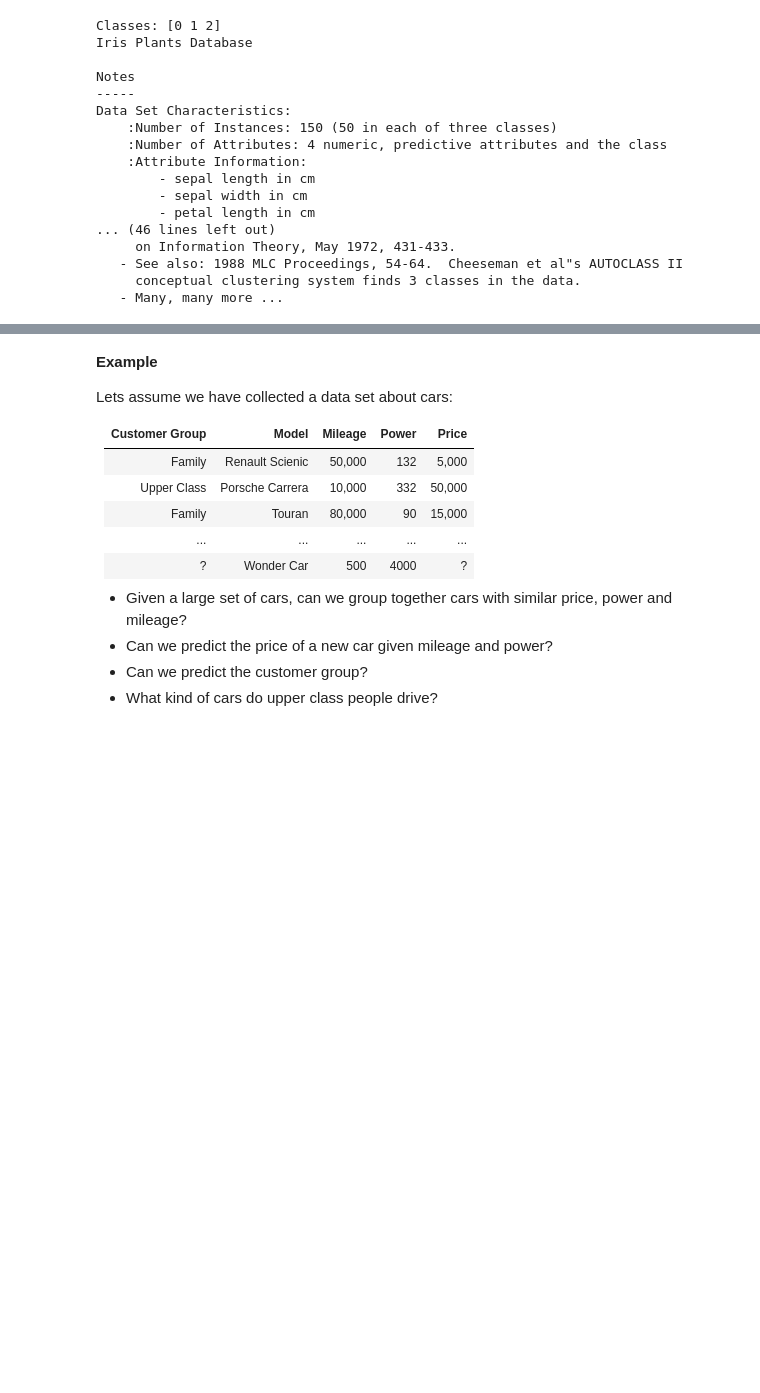
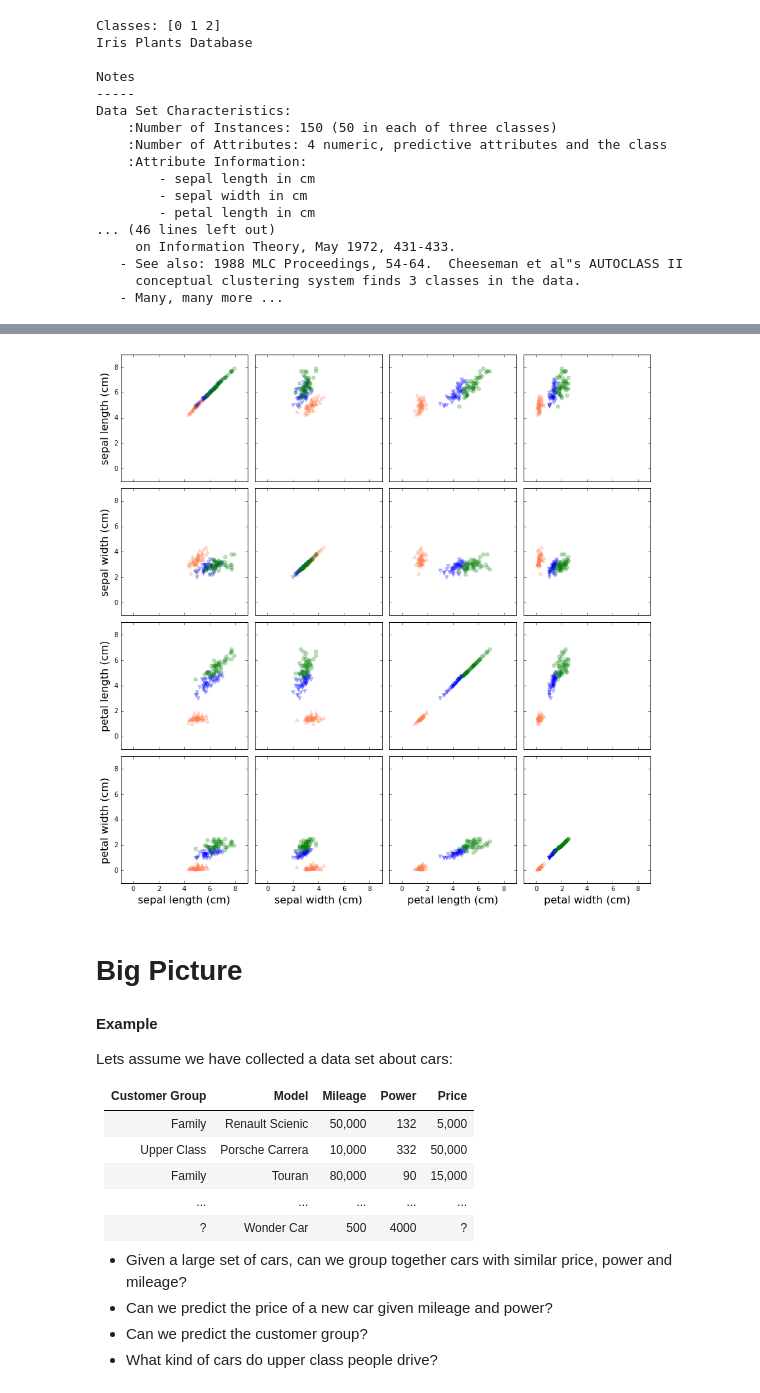
Before and after one commit to zieglerk/data-science-tutorials, a Jupyter notebook: 1-Visualization.ipynb, the cells around one changed output, grey strips where cells are left out. Cells and saved outputs as stored; diff of their text form; code cells hidden in the pictures; blank space fills up the shorter version.

```diff
--- a/1-Visualization.ipynb
+++ b/1-Visualization.ipynb
@@ -77,3 +85,37 @@ plt.show()
+# %%
+# Let's have a look at all (pairwise) correlations
+
+N = X.shape[1]
+n_clusters = 3
+
+y_pred = Y
+
+fig, axes = plt.subplots(N, N, figsize=(12, 12), sharex=True, sharey=True)
+
+colors = ["coral", "blue", "green"]
+markers = ["^", "v", "o"]
+for m in range(N):
+    for n in range(N):
+        for p in range(n_clusters):
+            mask = y_pred == p
+            axes[n, m].scatter(X[:, m][mask], X[:, n][mask],
+                               marker=markers[p], s=30,
+                               color=colors[p], alpha=0.25)
+
+        for idx in np.where(Y != y_pred):
+            axes[n, m].scatter(X[idx, m], X[idx, n],
+                               marker="s", s=30,
+                               edgecolor="red",
+                               facecolor=(1,1,1,0))
+
+
+    axes[N-1, m].set_xlabel(iris.feature_names[m], fontsize=16)
+    axes[m, 0].set_ylabel(iris.feature_names[m], fontsize=16)
+fig.tight_layout()
+# %% [output]
+[figure, added]
+# %% [markdown]
+# Big Picture
 # %% [markdown]
 **Example**
 
```
Also changed, not shown: parts of 25 cells of this notebook.
